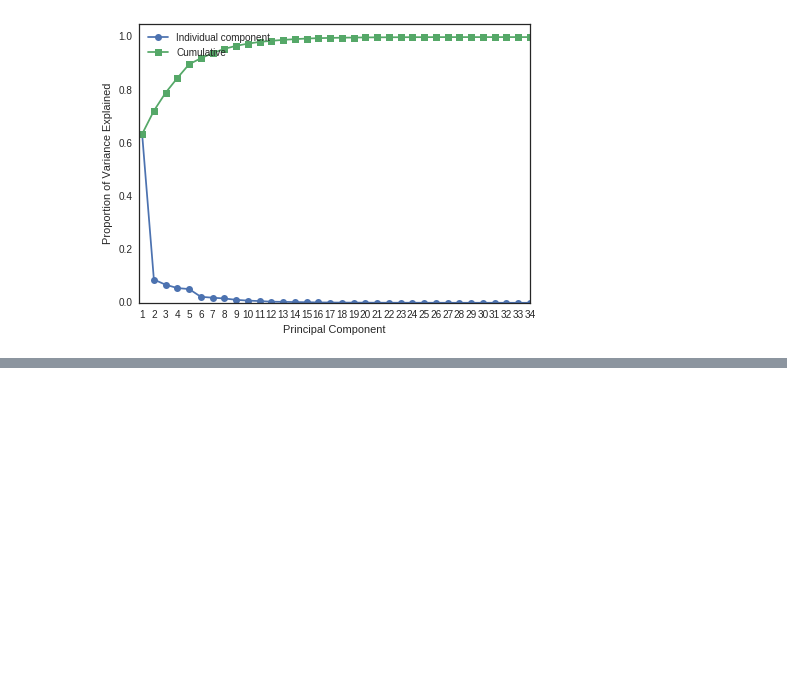
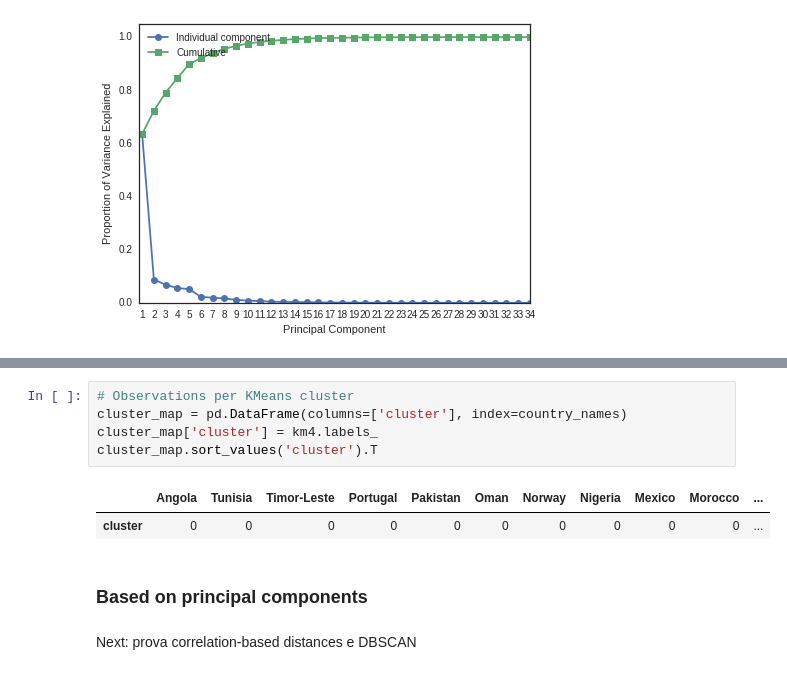
Before and after one commit to WolfLo/clustering-economies, a Jupyter notebook: preprocessing.ipynb, the cells around one changed output, grey strips where cells are left out. Drawn from its saved outputs; the diff is of its cells as text; blank space fills up the shorter version.

```diff
--- a/preprocessing.ipynb
+++ b/preprocessing.ipynb
@@ -238,0 +259,12 @@ array([0.63513035, 0.08744845])
+# %%
+# Observations per KMeans cluster
+cluster_map = pd.DataFrame(columns=['cluster'], index=country_names)
+cluster_map['cluster'] = km4.labels_
+cluster_map.sort_values('cluster').T
+# %% [output]
+|  | Angola | Tunisia | Timor-Leste | Portugal | Pakistan | Oman | Norway | Nigeria | Mexico | Morocco | ... |
+| cluster | 0 | 0 | 0 | 0 | 0 | 0 | 0 | 0 | 0 | 0 | ... |
+# %% [markdown]
+### Based on principal components
+# %% [markdown]
+Next: prova correlation-based distances e DBSCAN
```
Also changed, not shown: parts of 17 cells of this notebook.
